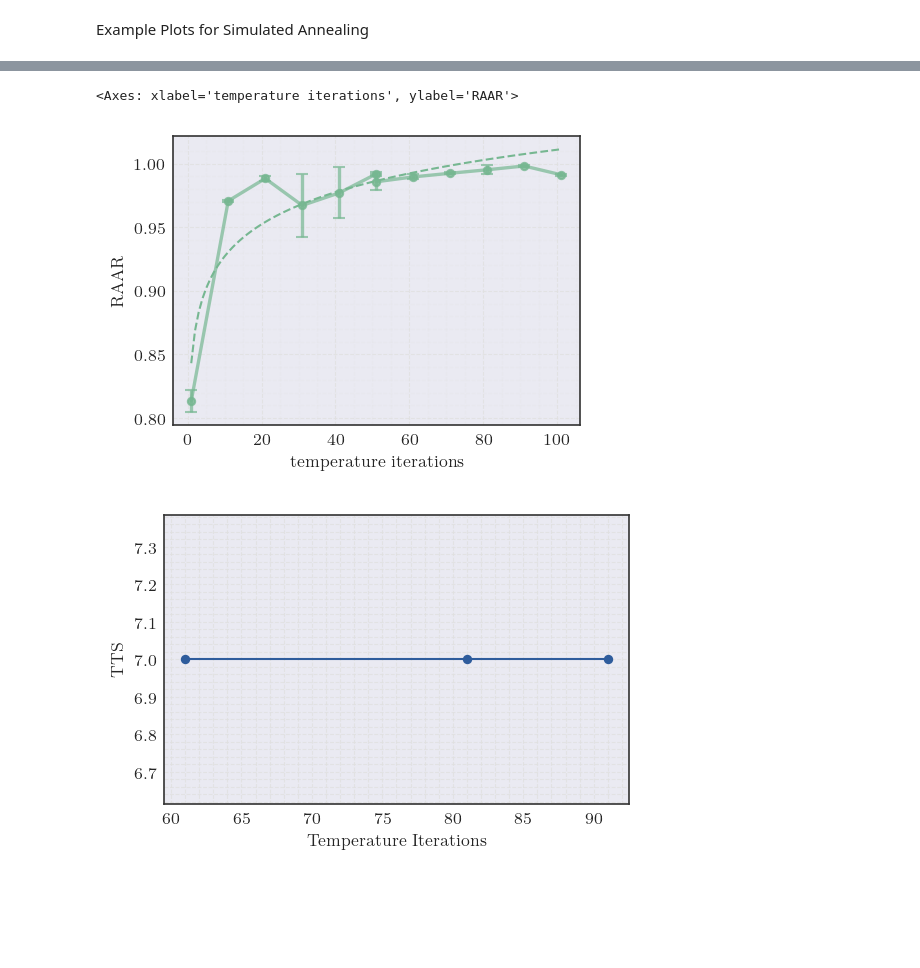
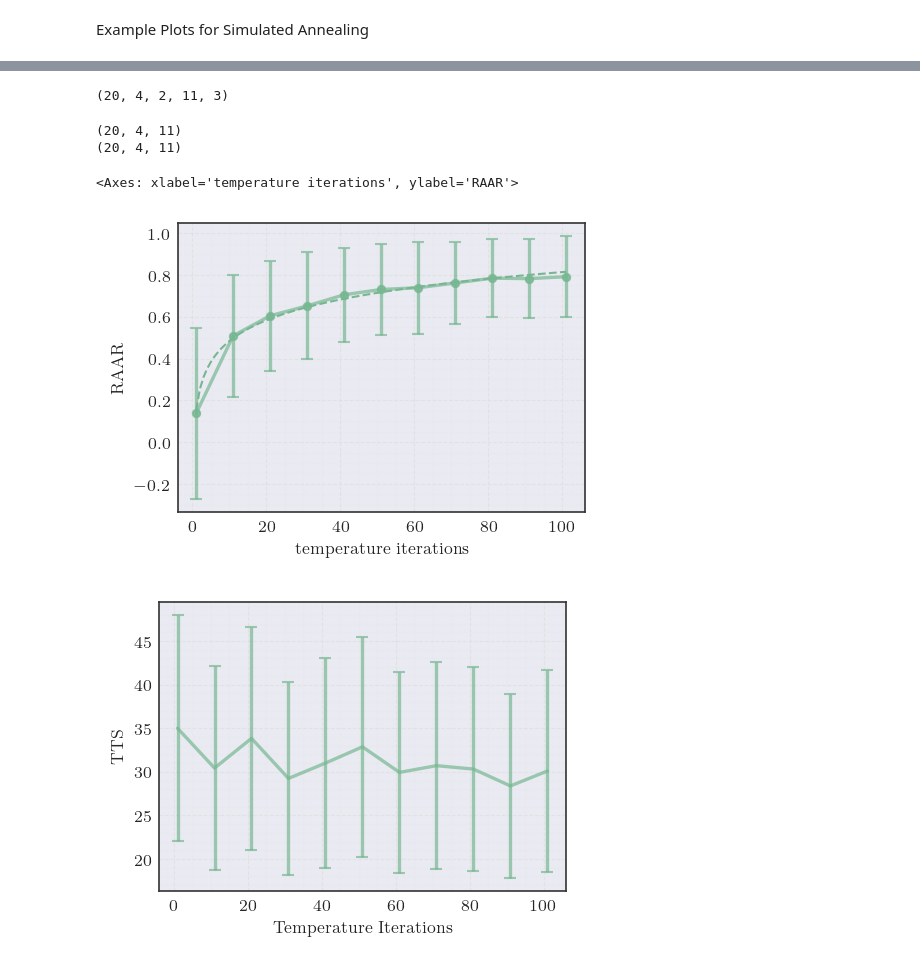
Before and after one commit to DerEinverleiber/UCP-PaperV2, a Jupyter notebook: cl_optimizer_plots.ipynb, the cells around one changed output, grey strips where cells are left out. Cells and saved outputs as stored; diff of their text form; code cells hidden in the pictures; blank space fills up the shorter version.

```diff
--- a/cl_optimizer_plots.ipynb
+++ b/cl_optimizer_plots.ipynb
@@ -68,3 +105,7 @@ result_tensor = np.stack(resultss, axis=0).squeeze()
 indices = np.argsort(result_tensor[..., 1], axis=2) # sort by temp. iterations (parallelization does not guarantee order)
 indices_expanded = np.expand_dims(indices, axis=-1)
 result_tensor = np.take_along_axis(result_tensor, indices_expanded, axis=2)
+# %%
+result_tensor.shape # should be a 5-tuple: (n_problem_sizes, n_instances_per_problem_size, n_runs_per_instance, n_temp_iter_steps, 3)
+# %% [output]
+(20, 4, 2, 11, 3)
@@ -81,10 +124,13 @@ df.to_csv(f'data/simulated_annealing/summary_{datetime.now().strftime("%Y-%m-%d_
 # %%
 from metrics import raar
 
-avg_loss_runs = result_tensor[:, :, :, 2].mean(axis=0) # np.stack or np.dstack to build tensors np.dstack(sorted_lossess).mean(axis=0) maybe?
-raars = np.array([[raar(avg, loss_spaces[i]) for avg in avg_loss] for i, avg_loss in enumerate(avg_loss_runs)])
-mean_raar = raars.mean(axis=0)
-std_raar = raars.std(axis=0)
+avg_loss_runs = loss_tensor.mean(axis=2)
+raars = np.array([[[raar(avg, loss_spaces[i][j, :]) for avg in avg_loss] for j, avg_loss in enumerate(avg_loss_runs_per_problem_size)] for i, avg_loss_runs_per_problem_size in enumerate(avg_loss_runs)])
+mean_raar = raars.mean(axis=(0, 1))
+std_raar = raars.std(axis=(0, 1))
+# %% [output]
+(20, 4, 11)
+(20, 4, 11)
 # %%
 import styling
 import matplotlib.pyplot as plt
@@ -103,7 +149,7 @@ palette = sns.color_palette("crest", 5)
 
 fig, ax = styling.subplots(figsize=(3.5, 2.5))
 
-line = plt.plot(
+plt.plot(
     df["temperature iterations"],
     df["RAAR"],
     alpha=0.7,
@@ -124,8 +170,8 @@ ax.errorbar(
     linewidth=1.6
 )
 
-sns.regplot(x=df["temperature iterations"], y=df["RAAR"], color=palette[0], ax=ax, line_kws={'linestyle': "--", 'linewidth': 1.0}, ci=None, logx=True)
+sns.regplot(x=df["Temperature Iterations"], y=df["RAAR"], color=palette[0], ax=ax, line_kws={'linestyle': "--", 'linewidth': 1.0}, ci=None, logx=True)
 # %% [output]
 <Axes: xlabel='temperature iterations', ylabel='RAAR'>
-[figure, old version]
+[figure, new version]
 # %%
@@ -137,30 +180,44 @@ p_star = [optimal_found / sorted_losses.shape[0] for optimal_found, sorted_losse
+# %%
+optimal_candidates_found = np.count_nonzero(loss_tensor ==  min_losses.reshape(min_losses.shape[0], min_losses.shape[1], 1, 1), axis=2)
+p_star = (optimal_candidates_found.T / loss_tensor.shape[-1]).T
 # %%
-from metrics import min_tts
-tts_ps = np.array([min_tts(p_s, return_tts_p=True)[2] for p_s in p_star])
+from metrics import tts_p
+tts_ps = np.apply_along_axis(tts_p, axis=-1, arr=p_star)
 # %%
-mask = np.any(np.isfinite(tts_ps), axis=0)
-non_inf_tts_ps = tts_ps[:, mask]
+mask = np.any(np.isfinite(tts_ps), axis=(0, 1))
+non_inf_tts_ps = tts_ps[..., mask]
 # %%
 finite_mask = np.any(np.isfinite(non_inf_tts_ps), axis=-1, keepdims=True)
 
 masked = np.ma.masked_invalid(non_inf_tts_ps)
-mean_tts_ps = masked.mean(axis=0).data
-std_tts_ps = masked.std(axis=0).data
+mean_tts_ps = masked.mean(axis=(0, 1)).data
+std_tts_ps = masked.std(axis=(0, 1)).data
 # %%
 from matplotlib import pyplot as plt
 
-plt.scatter(
+fig, ax = styling.subplots(figsize=(3.5, 2.5))
+
+ax.plot(
     temp_iterations[mask],
-    mean_tts_ps
+    mean_tts_ps,
+    alpha=0.7,
+    linewidth=1.6,
+    markersize=3.5,
+    color=palette[0]
 )
 
-plt.errorbar(
+ax.errorbar(
     temp_iterations[mask],
     y=mean_tts_ps,
     yerr=std_tts_ps,
+    fmt="none",
+    capsize=3,
+    color=palette[0],
+    alpha=0.7,
+    linewidth=1.6
 )
 plt.ylabel('TTS')
 plt.xlabel('Temperature Iterations')
 plt.grid(visible=True)
 # %% [output]
-[figure, old version]
+[figure, new version]
```
Also changed, not shown: parts of 14 cells of this notebook.
